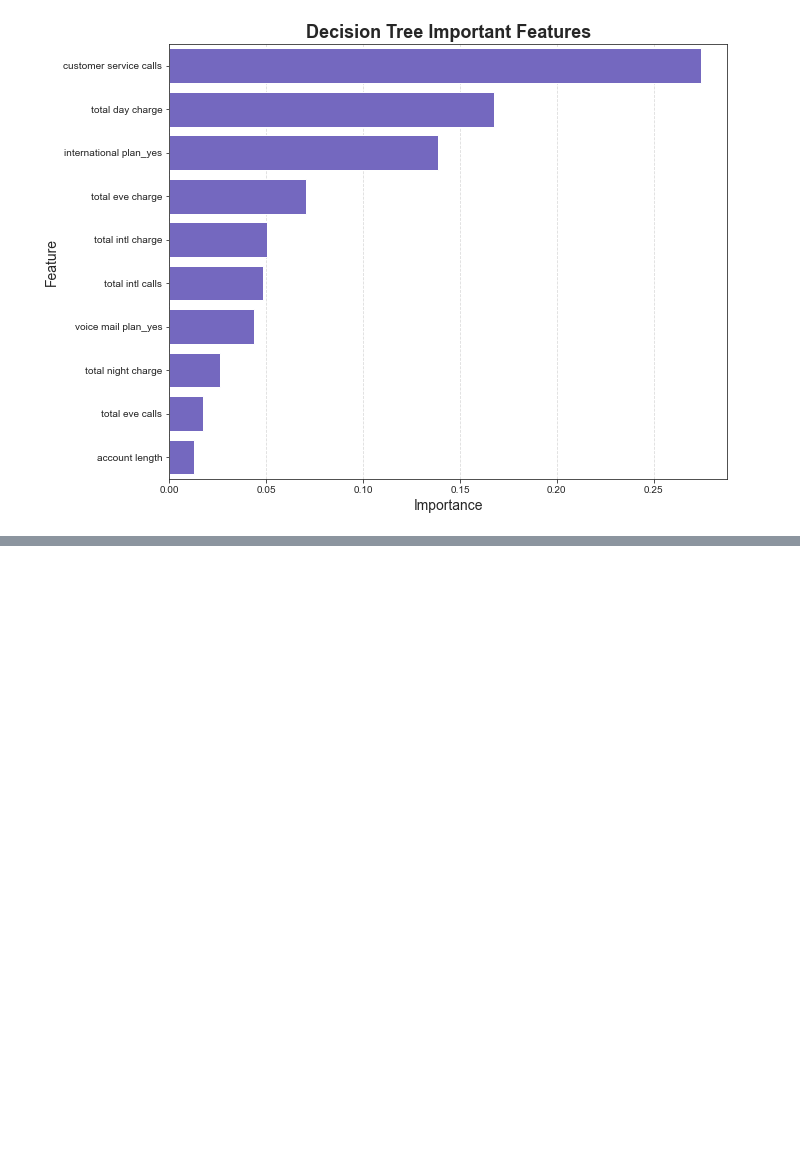
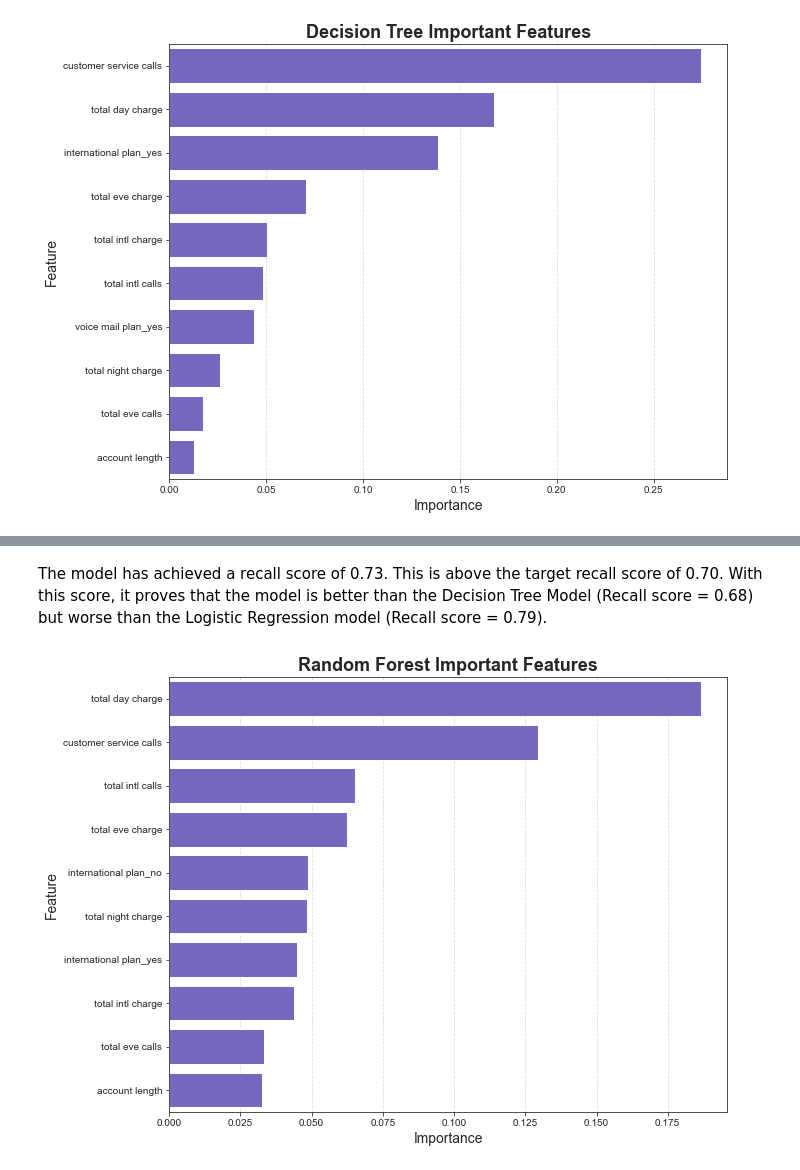
Before and after one commit to ANGI3MAINA/SyriaTel-Customer-Churn-Prediction, a Jupyter notebook: code.ipynb, the cells around one changed output, grey strips where cells are left out. Saved outputs shown, nothing was run; the diff lists cells and outputs as text; code cells hidden in the pictures; blank space fills up the shorter version.

```diff
--- a/code.ipynb
+++ b/code.ipynb
@@ -846,0 +877,6 @@ The model shows that the top features for churn prediction are customer service,
+# %% [markdown]
+The model has achieved a recall score of 0.73. This is above the target recall score of 0.70. With this score, it proves that the model is better than the Decision Tree Model (Recall score = 0.68) but worse than the Logistic Regression model (Recall score = 0.79).
+# %%
+plot_top_feature_importances(Random_Forest_model, feature_names=X_train.columns, title='Random Forest Important Features')
+# %% [output]
+[figure, added]
```
Also changed, not shown: parts of 13 cells of this notebook.
